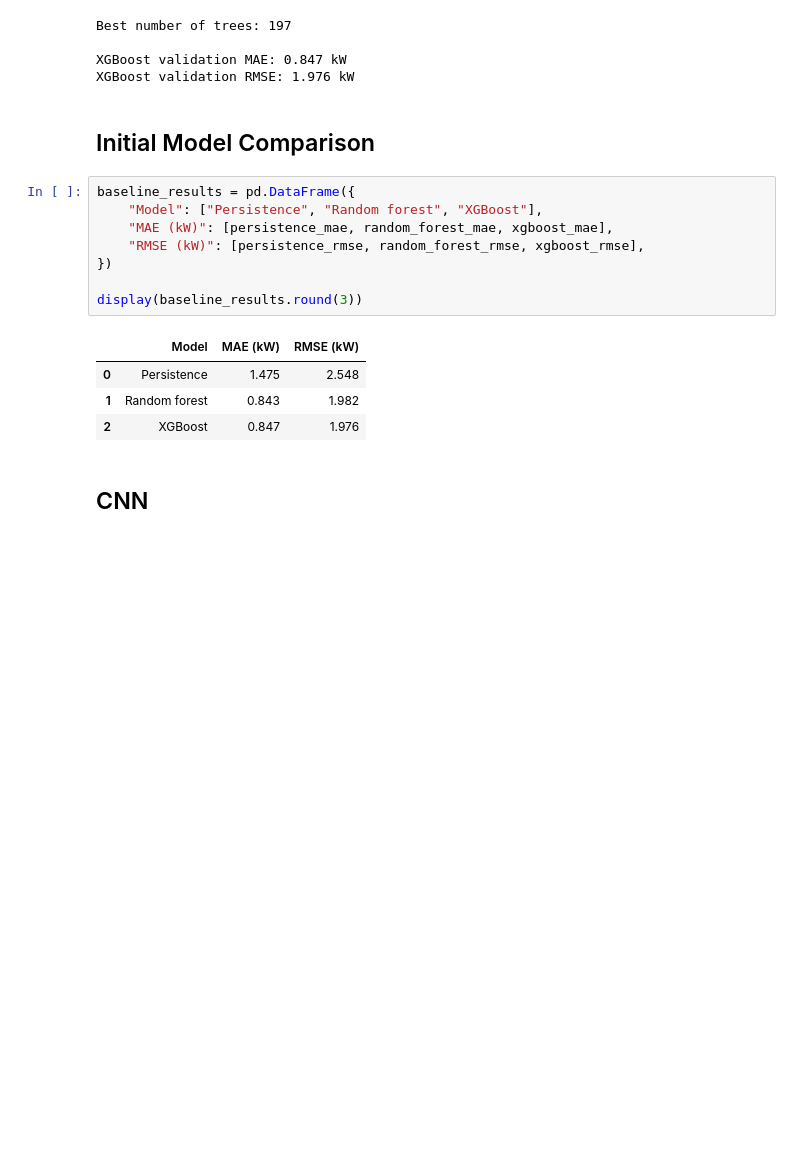
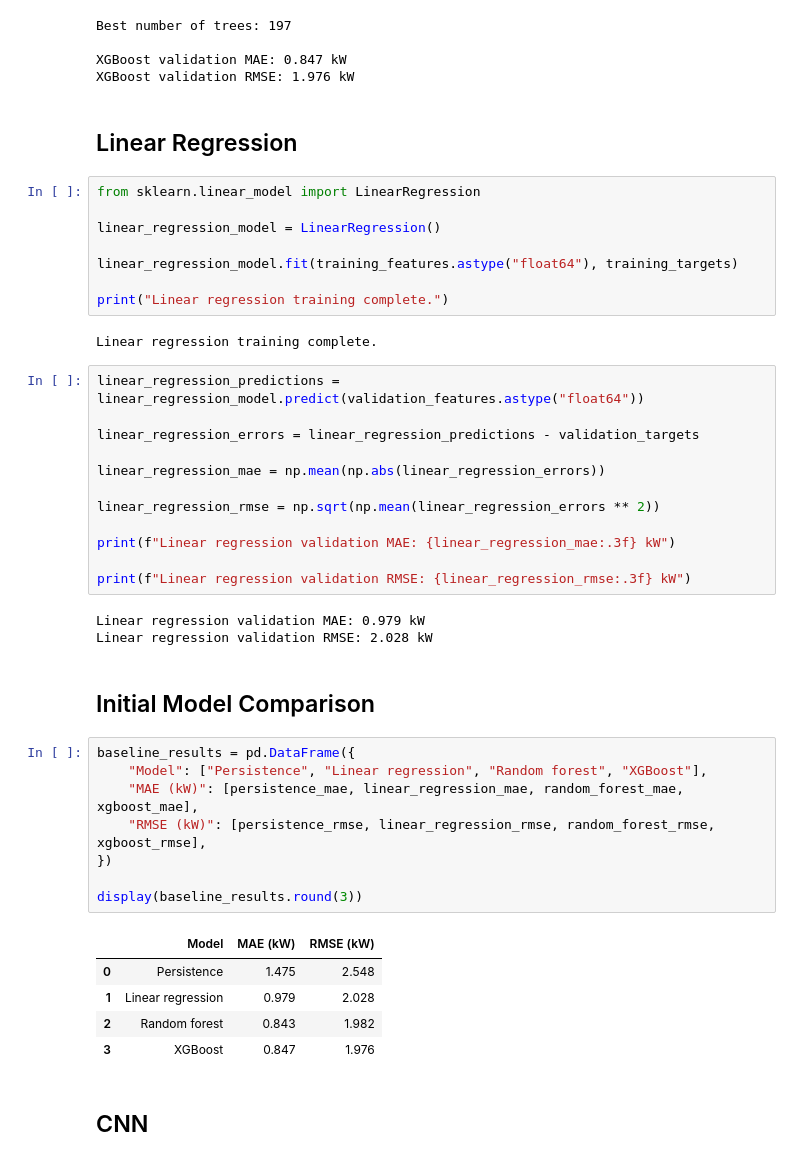
Before and after one commit to jacklpaulson/solar-forecasting, a Jupyter notebook: SolarForecastingProject.ipynb, the cells around one changed output. Saved outputs shown, nothing was run; the diff lists cells and outputs as text; blank space fills up the shorter version.

Commit message:
Add linear regression baseline and CNN-LSTM results

```diff
--- a/SolarForecastingProject.ipynb
+++ b/SolarForecastingProject.ipynb
@@ -557,21 +557,49 @@ Best number of trees: 197
 
 XGBoost validation MAE: 0.847 kW
 XGBoost validation RMSE: 1.976 kW
+# %% [markdown]
+## Linear Regression
+# %%
+from sklearn.linear_model import LinearRegression
+
+linear_regression_model = LinearRegression()
+
+linear_regression_model.fit(training_features.astype("float64"), training_targets)
+
+print("Linear regression training complete.")
+# %% [output]
+Linear regression training complete.
+# %%
+linear_regression_predictions = linear_regression_model.predict(validation_features.astype("float64"))
+
+linear_regression_errors = linear_regression_predictions - validation_targets
+
+linear_regression_mae = np.mean(np.abs(linear_regression_errors))
+
+linear_regression_rmse = np.sqrt(np.mean(linear_regression_errors ** 2))
+
+print(f"Linear regression validation MAE: {linear_regression_mae:.3f} kW")
+
+print(f"Linear regression validation RMSE: {linear_regression_rmse:.3f} kW")
+# %% [output]
+Linear regression validation MAE: 0.979 kW
+Linear regression validation RMSE: 2.028 kW
 # %% [markdown]
 ## Initial Model Comparison
 # %%
 baseline_results = pd.DataFrame({
-    "Model": ["Persistence", "Random forest", "XGBoost"],
-    "MAE (kW)": [persistence_mae, random_forest_mae, xgboost_mae],
-    "RMSE (kW)": [persistence_rmse, random_forest_rmse, xgboost_rmse],
+    "Model": ["Persistence", "Linear regression", "Random forest", "XGBoost"],
+    "MAE (kW)": [persistence_mae, linear_regression_mae, random_forest_mae, xgboost_mae],
+    "RMSE (kW)": [persistence_rmse, linear_regression_rmse, random_forest_rmse, xgboost_rmse],
 })
 
 display(baseline_results.round(3))
 # %% [output]
 |  | Model | MAE (kW) | RMSE (kW) |
 | 0 | Persistence | 1.475 | 2.548 |
-| 1 | Random forest | 0.843 | 1.982 |
-| 2 | XGBoost | 0.847 | 1.976 |
+| 1 | Linear regression | 0.979 | 2.028 |
+| 2 | Random forest | 0.843 | 1.982 |
+| 3 | XGBoost | 0.847 | 1.976 |
 # %% [markdown]
 ## CNN
 # %%
```
Also changed, not shown: parts of 7 cells of this notebook, 2 other files.
